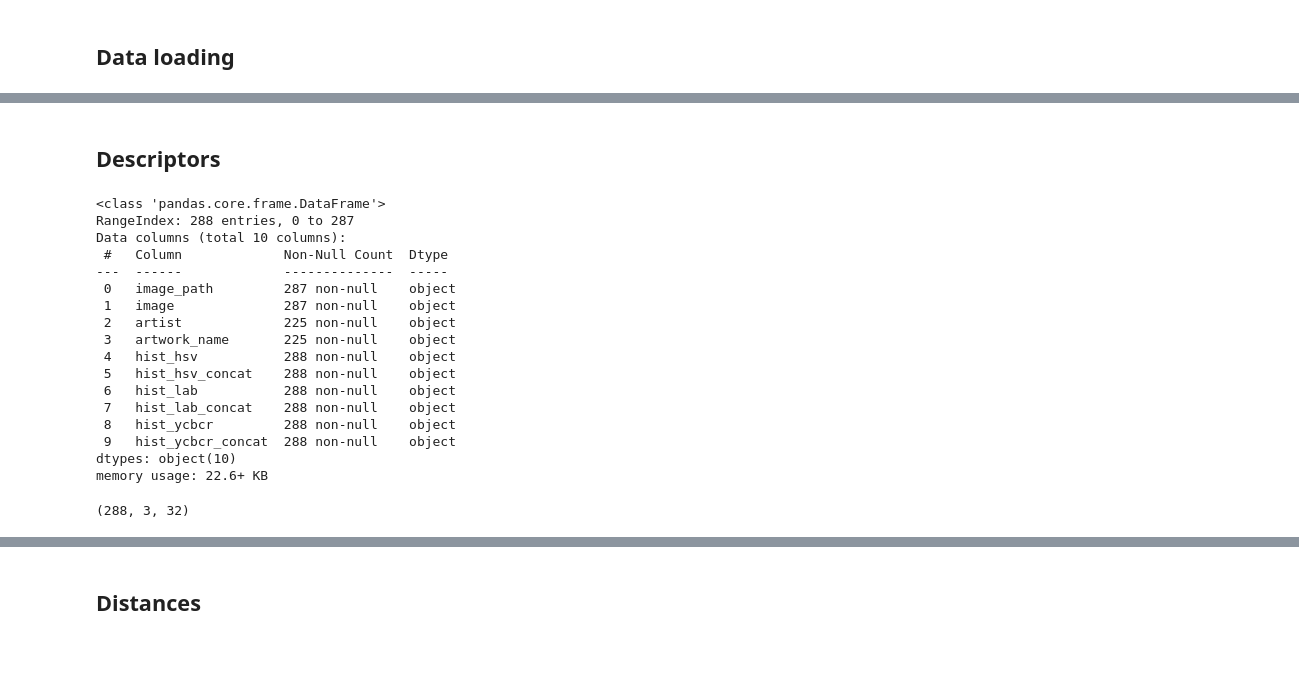
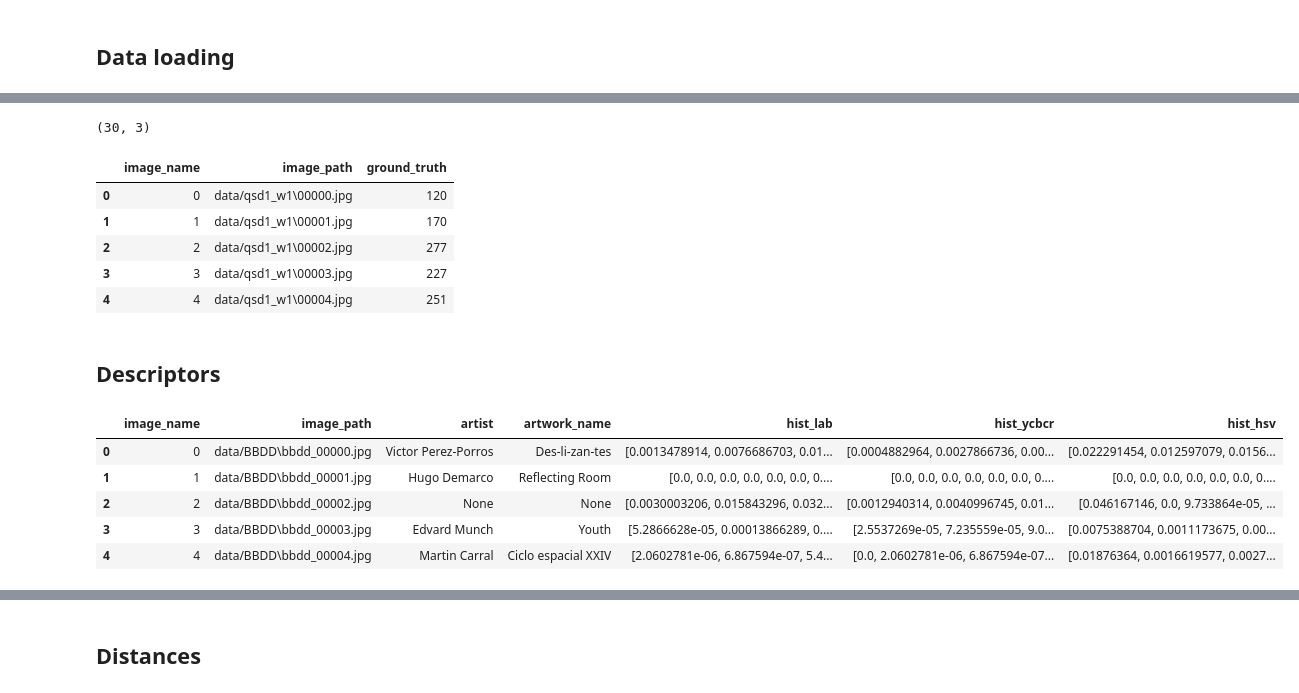
Before and after one commit to MCV-2026-C1-Project/Team-3, a Jupyter notebook: descriptors_paula.ipynb, the cells around one changed output, grey strips where cells are left out. Cells and saved outputs as stored; diff of their text form; code cells hidden in the pictures; blank space fills up the shorter version.

```diff
--- a/descriptors_paula.ipynb
+++ b/descriptors_paula.ipynb
@@ -31,12 +32,13 @@ def build_dataset(dataset_dir):
 
         # Get filename without extension
         filename = os.path.splitext(file)[0]
+        filetype = os.path.splitext(file)[1]
 
         # Create entry if it doesn't already exist
-        if filename not in data:
+        if filename not in data and filetype != '.pkl':
             data[filename] = {
+                "image_name": None,
                 "image_path": None,
-                "image": None,
                 "artist": None,
                 "artwork_name": None
             }
@@ -46,7 +48,8 @@ def build_dataset(dataset_dir):
             image_path = os.path.join(dataset_dir, file)
 
             data[filename]["image_path"] = image_path
-            # data[filename]["image"] = cv2.imread(image_path)
+
+            data[filename]["image_name"] = int(file.replace("bbdd_", "").replace(".jpg", ""))
 
         # Load label
         elif file.lower().endswith(".txt"):
@@ -63,8 +66,8 @@ def build_dataset(dataset_dir):
                 lines = list(ast.literal_eval(content))
 
                 if len(lines) >= 2:
-                    data[filename]["artist"] = lines[0]
-                    data[filename]["artwork_name"] = lines[1]
+                    data[filename]["artist"] = str(lines[0])
+                    data[filename]["artwork_name"] = str(lines[1])
 
             except (ValueError, SyntaxError):
                 print(f"Warning: Could not parse label file: {txt_path}")
@@ -77,4 +80,6 @@ def build_dataset(dataset_dir):
 
     return df
 # %%
-df = build_dataset(TRAIN_DIR)
+df_bbdd = build_dataset(TRAIN_DIR)
+print(df_bbdd.shape)
+df_bbdd.head()
@@ -81,5 +93,0 @@ df = build_dataset(TRAIN_DIR)
-# %%
-with open("data/BBDD/bbdd_00000.txt", "r", encoding="utf-8") as f:
-    line = f.readlines()[0]
-    result = list(ast.literal_eval(line))
-    print(result)
@@ -97,3 +94,26 @@ df.head()
+# %%
+df_qsd1_w1 = build_dataset(TEST_DIR)
+
+# erase artist and artwork_name
+df_qsd1_w1 = df_qsd1_w1.drop(columns=['artist','artwork_name'])
+
+# add correspondencies as a new colum 'ground_truth'
+correspondence_path = os.path.join(TEST_DIR, "gt_corresps.pkl")
+with open(correspondence_path, "rb") as file:
+    correspondences = pickle.load(file)
+
+df_qsd1_w1["ground_truth"] = (df_qsd1_w1["image_name"].map(lambda idx: correspondences[idx][0]))
+
+print(df_qsd1_w1.shape)
+df_qsd1_w1.head()
+# %% [output]
+(30, 3)
+|  | image_name | image_path | ground_truth |
+| 0 | 0 | data/qsd1_w1\00000.jpg | 120 |
+| 1 | 1 | data/qsd1_w1\00001.jpg | 170 |
+| 2 | 2 | data/qsd1_w1\00002.jpg | 277 |
+| 3 | 3 | data/qsd1_w1\00003.jpg | 227 |
+| 4 | 4 | data/qsd1_w1\00004.jpg | 251 |
 # %% [markdown]
 ## Descriptors
 # %%
@@ -249,20 +153,0 @@ for color_space in COLOR_SPACES:
-# %%
-df.info()
-# %% [output]
-<class 'pandas.core.frame.DataFrame'>
-RangeIndex: 288 entries, 0 to 287
-Data columns (total 10 columns):
- #   Column             Non-Null Count  Dtype
----  ------             --------------  -----
- 0   image_path         287 non-null    object
- 1   image              287 non-null    object
- 2   artist             225 non-null    object
- 3   artwork_name       225 non-null    object
- 4   hist_hsv           288 non-null    object
- 5   hist_hsv_concat    288 non-null    object
- 6   hist_lab           288 non-null    object
- 7   hist_lab_concat    288 non-null    object
- 8   hist_ycbcr         288 non-null    object
- 9   hist_ycbcr_concat  288 non-null    object
-dtypes: object(10)
-memory usage: 22.6+ KB
@@ -273,4 +153,0 @@ hists_ycbcr = compute_histograms(df, color_space="ycbcr", bins=32)
-# %%
-hists_hsv.shape
-# %% [output]
-(288, 3, 32)
@@ -277 +181,10 @@ hists_hsv.shape
+# %%
+df_bbdd.head()
+# %% [output]
+|  | image_name | image_path | artist | artwork_name | hist_lab | hist_ycbcr | hist_hsv |
+| 0 | 0 | data/BBDD\bbdd_00000.jpg | Victor Perez-Porros | Des-li-zan-tes | [0.0013478914, 0.0076686703, 0.01... | [0.0004882964, 0.0027866736, 0.00... | [0.022291454, 0.012597079, 0.0156... |
+| 1 | 1 | data/BBDD\bbdd_00001.jpg | Hugo Demarco | Reflecting Room | [0.0, 0.0, 0.0, 0.0, 0.0, 0.0, 0.... | [0.0, 0.0, 0.0, 0.0, 0.0, 0.0, 0.... | [0.0, 0.0, 0.0, 0.0, 0.0, 0.0, 0.... |
+| 2 | 2 | data/BBDD\bbdd_00002.jpg | None | None | [0.0030003206, 0.015843296, 0.032... | [0.0012940314, 0.0040996745, 0.01... | [0.046167146, 0.0, 9.733864e-05, ... |
+| 3 | 3 | data/BBDD\bbdd_00003.jpg | Edvard Munch | Youth | [5.2866628e-05, 0.00013866289, 0.... | [2.5537269e-05, 7.235559e-05, 9.0... | [0.0075388704, 0.0011173675, 0.00... |
+| 4 | 4 | data/BBDD\bbdd_00004.jpg | Martin Carral | Ciclo espacial XXIV | [2.0602781e-06, 6.867594e-07, 5.4... | [0.0, 2.0602781e-06, 6.867594e-07... | [0.01876364, 0.0016619577, 0.0027... |
 # %%
```
Also changed, not shown: parts of 15 cells of this notebook.
